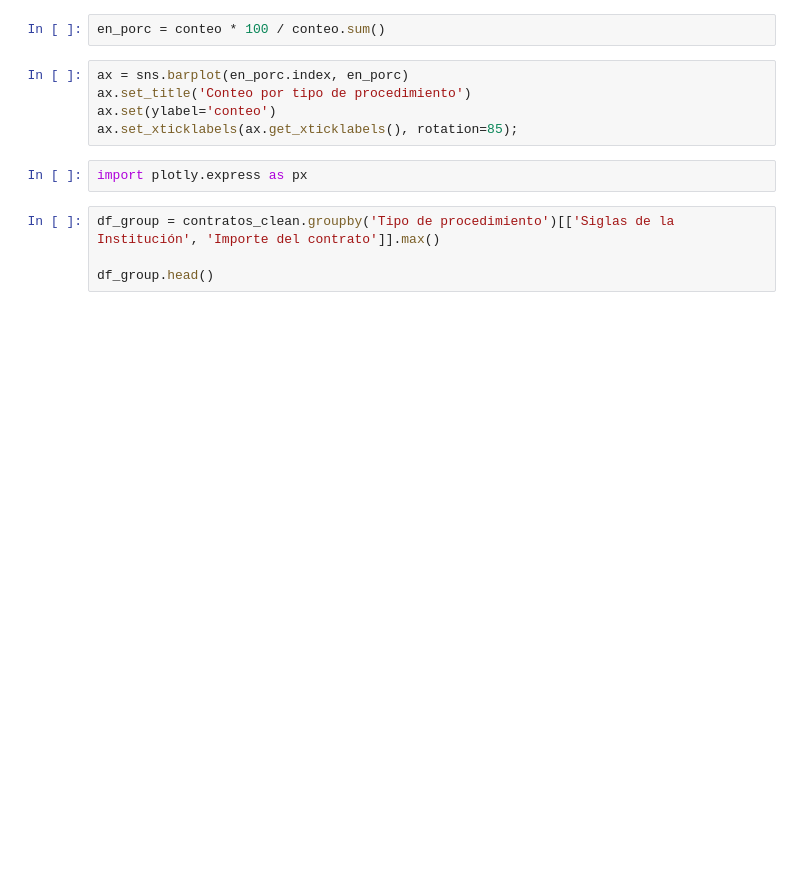
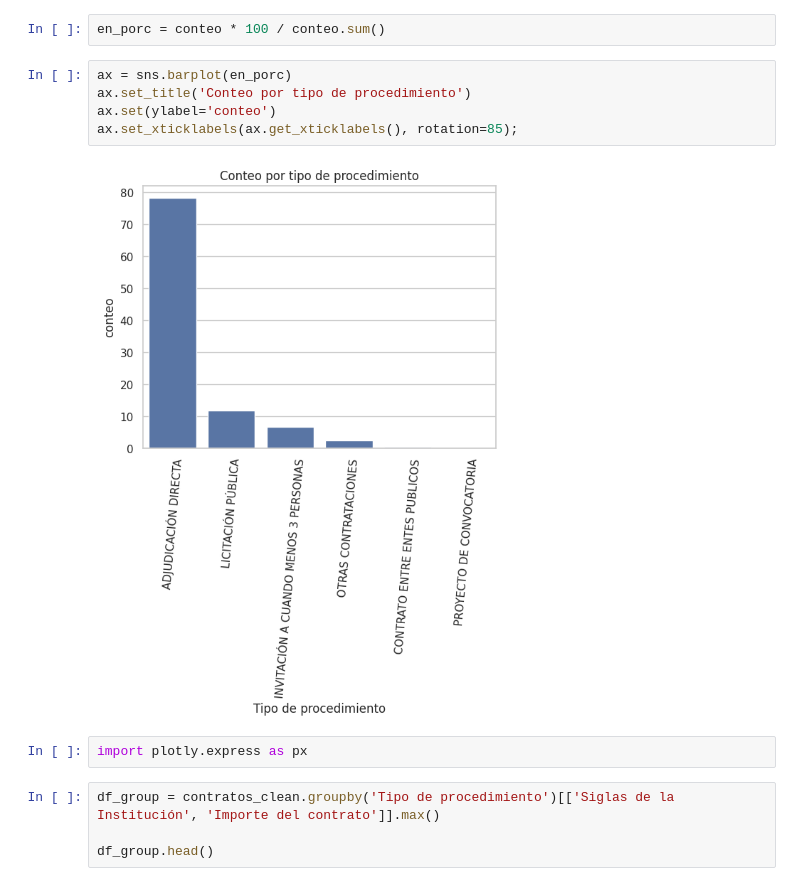
Before and after one commit to juanrmz85/ContratosGobMX, a Jupyter notebook: Proyecto_Final_Modulo_3.ipynb, the cells around one changed output. Cells and saved outputs as stored; diff of their text form; blank space fills up the shorter version.

```diff
--- a/Proyecto_Final_Modulo_3.ipynb
+++ b/Proyecto_Final_Modulo_3.ipynb
@@ -435,10 +456,12 @@ conteo * 100 / conteo.sum()
 # %%
 en_porc = conteo * 100 / conteo.sum()
 # %%
-ax = sns.barplot(en_porc.index, en_porc)
+ax = sns.barplot(en_porc)
 ax.set_title('Conteo por tipo de procedimiento')
 ax.set(ylabel='conteo')
 ax.set_xticklabels(ax.get_xticklabels(), rotation=85);
+# %% [output]
+[figure, added]
 # %%
 import plotly.express as px
 # %%
```
Also changed, not shown: parts of 6 cells of this notebook.
